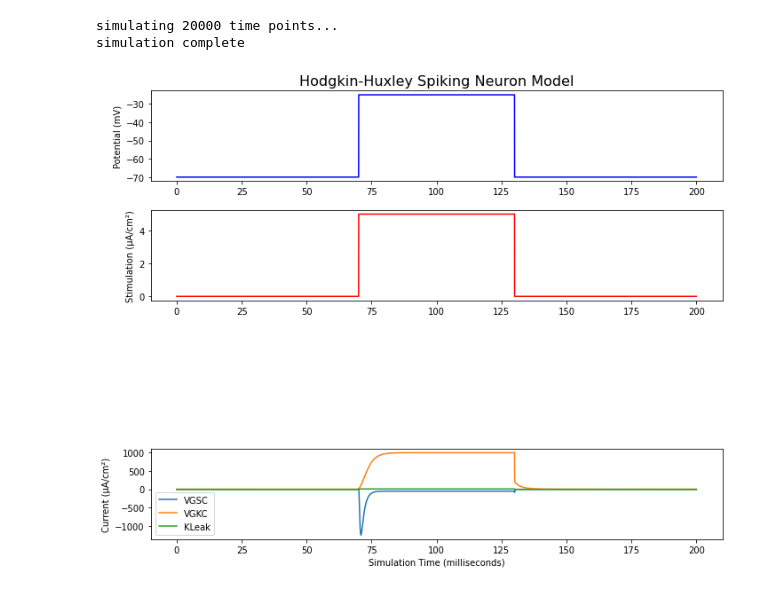
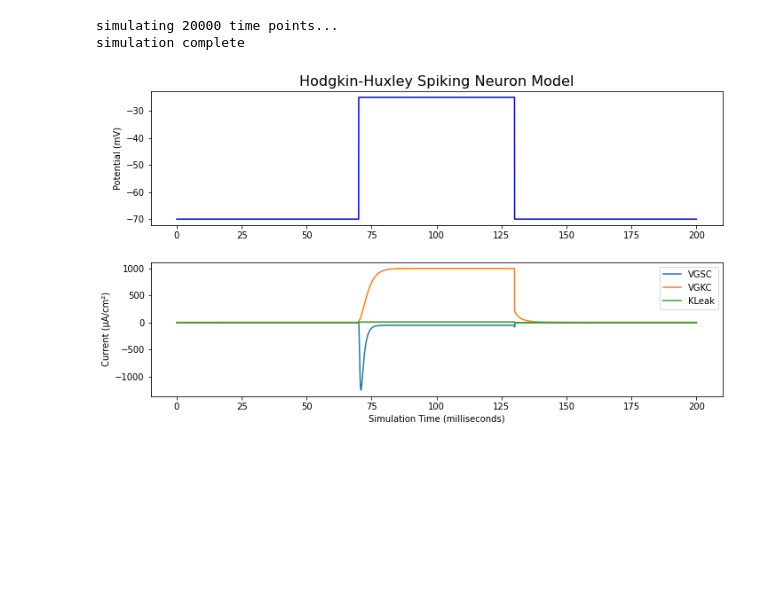
Before and after one commit to PTRRupprecht/Hodgkin-Huxley-CC-VC, a Jupyter notebook: Hodgkin_Huxley_in_current_and_voltage_clamp.ipynb, the cells around one changed output. Saved outputs shown, nothing was run; the diff lists cells and outputs as text; code cells hidden in the pictures; blank space fills up the shorter version.

```diff
--- a/Hodgkin_Huxley_in_current_and_voltage_clamp.ipynb
+++ b/Hodgkin_Huxley_in_current_and_voltage_clamp.ipynb
@@ -336,32 +336,28 @@ simulation complete
 # %%
 # plot the results with MatPlotLib
 plt.figure(figsize=(10, 8))
 
-ax1 = plt.subplot(411)
+ax1 = plt.subplot(311)
 ax1.plot(sim.times, sim.Vm - 70, color='b')
 ax1.set_ylabel("Potential (mV)")
 ax1.set_title("Hodgkin-Huxley Spiking Neuron Model", fontSize=16)
-
-ax2 = plt.subplot(412)
-ax2.plot(sim.times, stim, color='r')
-ax2.set_ylabel("Stimulation (µA/cm²)")
 
 #ax3 = plt.subplot(413, sharex=ax1)
 #ax3.plot(sim.times, sim.StateH, label='h')
 #ax3.plot(sim.times, sim.StateM, label='m')
 #ax3.plot(sim.times, sim.StateN, label='n')
 #ax3.set_ylabel("Activation (frac)")
 #ax3.legend()
 
-ax4 = plt.subplot(414, sharex=ax1)
+ax4 = plt.subplot(312, sharex=ax1)
 ax4.plot(sim.times, sim.INa, label='VGSC')
 ax4.plot(sim.times, sim.IK, label='VGKC')
 ax4.plot(sim.times, sim.IKleak, label='KLeak')
 ax4.set_ylabel("Current (µA/cm²)")
 ax4.set_xlabel("Simulation Time (milliseconds)")
 ax4.legend()
 
 plt.tight_layout()
 plt.show()
 # %% [output]
-[figure, old version]
+[figure, new version]
```
